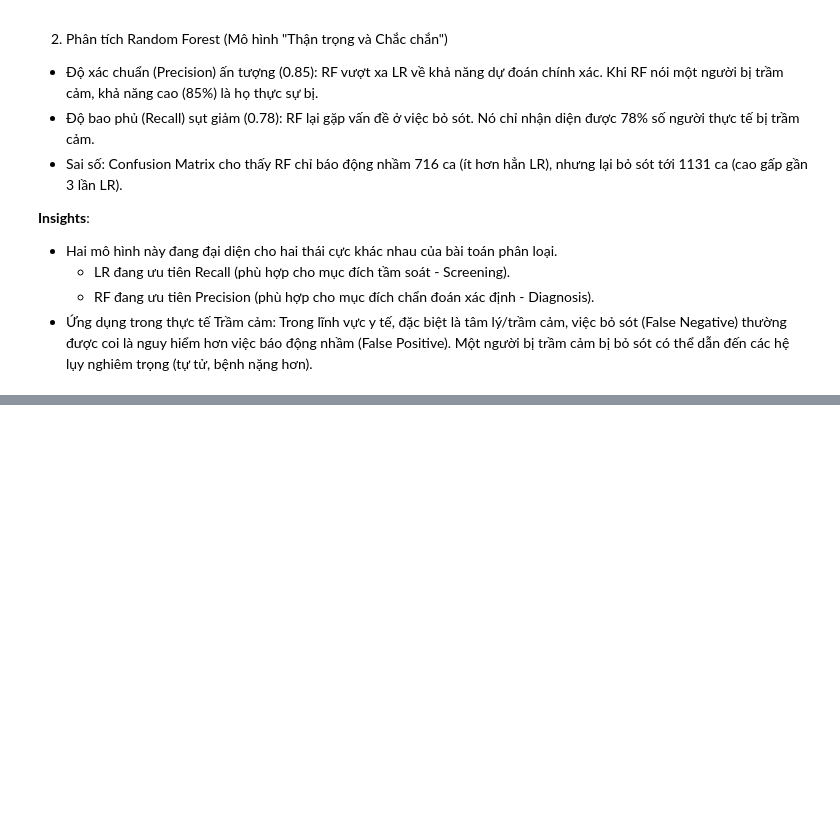
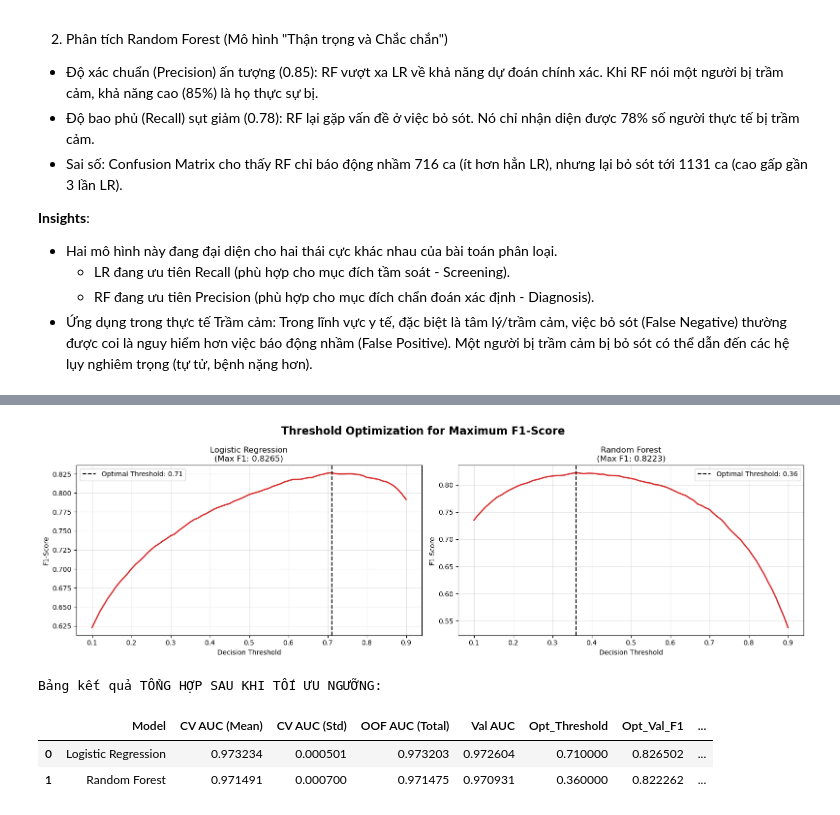
Before and after one commit to s4lt1f0l/Exploring-Mental-Health-Data, a Jupyter notebook: notebooks/03_baseline_models.ipynb, the cells around one changed output, grey strips where cells are left out. Drawn from its saved outputs; the diff is of its cells as text; code cells hidden in the pictures; blank space fills up the shorter version.

Commit message:
feat: complete baseline

```diff
--- a/notebooks/03_baseline_models.ipynb
+++ b/notebooks/03_baseline_models.ipynb
@@ -488,0 +455,77 @@ Ngưỡng xác suất tối ưu: 0.71 (F1-Score: 0.8265)
+# %%
+# Khởi tạo khung hình để vẽ 2 biểu đồ cạnh nhau
+fig, axes = plt.subplots(1, 2, figsize=(16, 5))
+fig.suptitle('Threshold Optimization for Maximum F1-Score', fontsize=16, fontweight='bold')
+
+def optimize_threshold(y_true, y_probs, model_name, ax):
+    """Hàm tìm ngưỡng tối ưu F1-score và vẽ biểu đồ"""
+    thresholds = np.arange(0.1, 0.91, 0.01)
+    f1_scores = [f1_score(y_true, (y_probs >= t).astype(int)) for t in thresholds]
+
+    # Lấy vị trí F1 cao nhất
+    opt_idx = np.argmax(f1_scores)
+    opt_threshold = thresholds[opt_idx]
+    opt_f1 = f1_scores[opt_idx]
+
+    # Tính Accuracy tại ngưỡng tối ưu
+    opt_preds = (y_probs >= opt_threshold).astype(int)
+    opt_acc = accuracy_score(y_true, opt_preds)
+
+    # Vẽ đồ thị
+    ax.plot(thresholds, f1_scores, color='tab:red', lw=2)
+    ax.axvline(opt_threshold, color='black', linestyle='--', label=f'Optimal Threshold: {opt_threshold:.2f}')
+    ax.set_title(f'{model_name}\n(Max F1: {opt_f1:.4f})')
+    ax.set_xlabel('Decision Threshold')
+    ax.set_ylabel('F1-Score')
+    ax.legend()
+    ax.grid(alpha=0.3)
+
+
+    return opt_threshold, opt_f1, opt_acc
+
+probs_dict = {
+    "Logistic Regression": (lr_val_probs, axes[0]),
+    "Random Forest": (rf_val_probs, axes[1])
+}
+
+for item in results_summary:
+    m_name = item['Model']
+    if m_name in probs_dict:
+        probs, ax = probs_dict[m_name]
+        opt_thresh, opt_f1, opt_acc = optimize_threshold(y_val, probs, m_name, ax)
+
+        item['Opt_Threshold'] = opt_thresh
+        item['Opt_Val_F1'] = opt_f1
+        item['Opt_Val_Acc'] = opt_acc
+
+        item.pop('Val F1', None)
+        item.pop('Val Accuracy', None)
+
+plt.tight_layout()
+plt.savefig(f"{OUTPUT_DIR}/baseline_threshold_optimization.png", dpi=300)
+plt.show()
+
+df_final_results = pd.DataFrame(results_summary)
+
+df_final_results = df_final_results.sort_values(by='Val AUC', ascending=False).reset_index(drop=True)
+df_final_results.insert(0, 'Rank', df_final_results.index + 1)
+
+columns_order = [
+    'Model', 'CV AUC (Mean)', 'CV AUC (Std)', 'OOF AUC (Total)',
+    'Val AUC', 'Opt_Threshold', 'Opt_Val_F1', 'Opt_Val_Acc', 'Rank'
+]
+
+columns_order = [c for c in columns_order if c in df_final_results.columns]
+df_final_results = df_final_results[columns_order]
+
+# Lưu ra file để dùng cho báo cáo hoặc Ensemble
+df_final_results.to_csv(f"{OUTPUT_DIR}/baseline_final_metrics.csv", index=False)
+
+print("Bảng kết quả TỔNG HỢP SAU KHI TỐI ƯU NGƯỠNG:")
+display(df_final_results.style.highlight_max(subset=['Opt_Val_F1', 'Val AUC'], color='#c6e48b'))
+# %% [output]
+[figure, added]
+Bảng kết quả TỔNG HỢP SAU KHI TỐI ƯU NGƯỠNG:
+|  | Model | CV AUC (Mean) | CV AUC (Std) | OOF AUC (Total) | Val AUC | Opt_Threshold | Opt_Val_F1 | ... |
+| 0 | Logistic Regression | 0.973234 | 0.000501 | 0.973203 | 0.972604 | 0.710000 | 0.826502 | ... |
+| 1 | Random Forest | 0.971491 | 0.000700 | 0.971475 | 0.970931 | 0.360000 | 0.822262 | ... |
```
Also changed, not shown: parts of 14 cells of this notebook.
